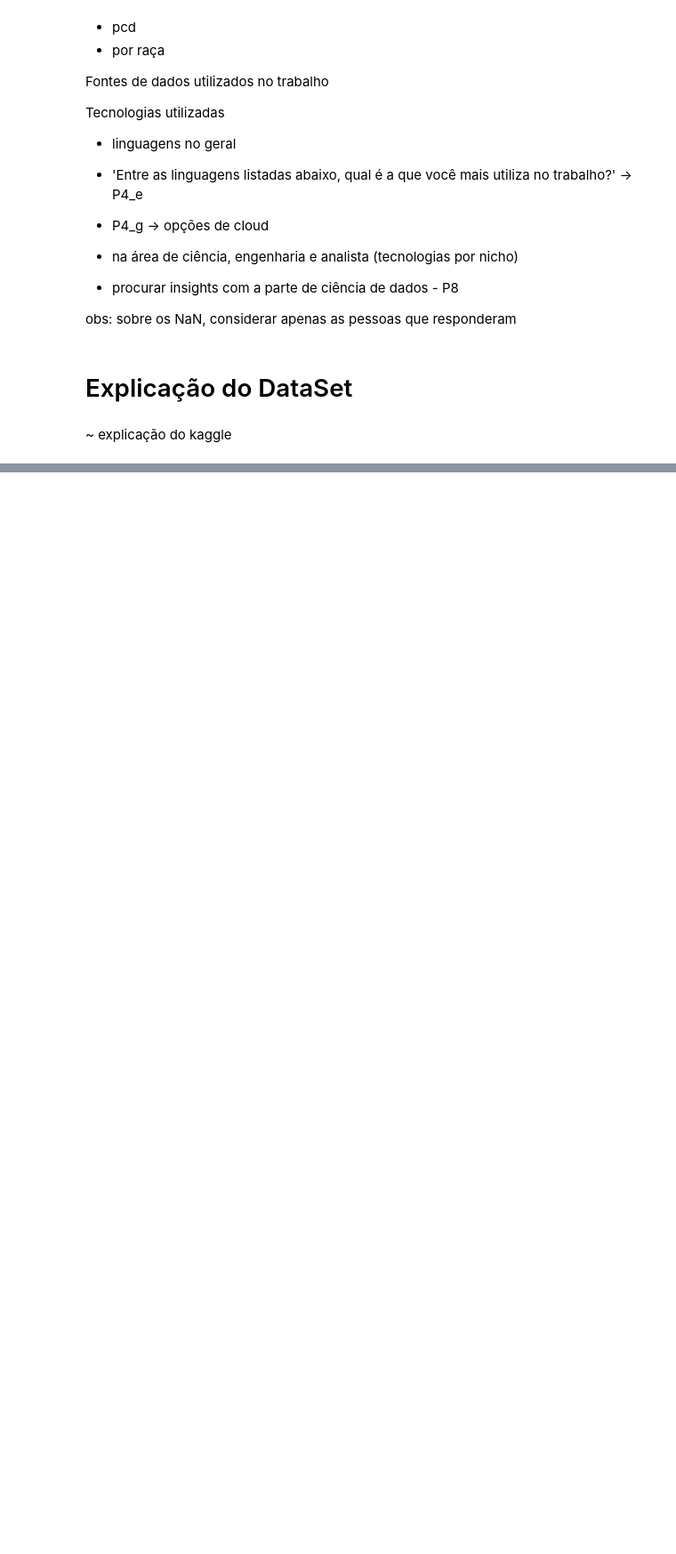
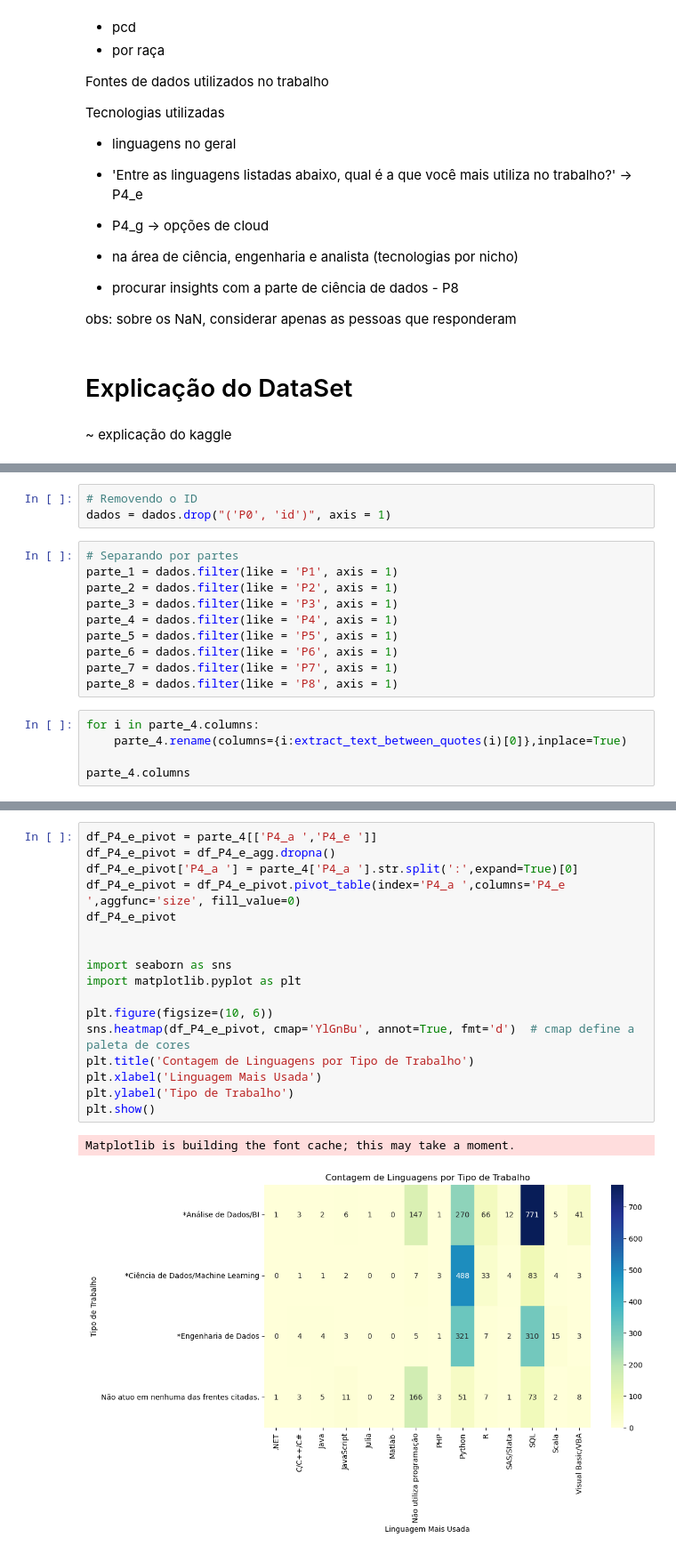
Before and after one commit to dallaqua/Trabalho_Santander_Coders_TPI, a Jupyter notebook: analise_mercado_dados_2022.ipynb, the cells around one changed output, grey strips where cells are left out. Shown at 89% size. Cells and saved outputs as stored; diff of their text form; blank space fills up the shorter version.

```diff
--- a/analise_mercado_dados_2022.ipynb
+++ b/analise_mercado_dados_2022.ipynb
@@ -76,0 +73,18 @@ obs: sobre os NaN, considerar apenas as pessoas que responderam
+# %%
+# Removendo o ID
+dados = dados.drop("('P0', 'id')", axis = 1)
+# %%
+# Separando por partes
+parte_1 = dados.filter(like = 'P1', axis = 1)
+parte_2 = dados.filter(like = 'P2', axis = 1)
+parte_3 = dados.filter(like = 'P3', axis = 1)
+parte_4 = dados.filter(like = 'P4', axis = 1)
+parte_5 = dados.filter(like = 'P5', axis = 1)
+parte_6 = dados.filter(like = 'P6', axis = 1)
+parte_7 = dados.filter(like = 'P7', axis = 1)
+parte_8 = dados.filter(like = 'P8', axis = 1)
+# %%
+for i in parte_4.columns:
+    parte_4.rename(columns={i:extract_text_between_quotes(i)[0]},inplace=True)
+
+parte_4.columns
@@ -76,0 +140,20 @@ obs: sobre os NaN, considerar apenas as pessoas que responderam
+# %%
+df_P4_e_pivot = parte_4[['P4_a ','P4_e ']]
+df_P4_e_pivot = df_P4_e_agg.dropna()
+df_P4_e_pivot['P4_a '] = parte_4['P4_a '].str.split(':',expand=True)[0]
+df_P4_e_pivot = df_P4_e_pivot.pivot_table(index='P4_a ',columns='P4_e ',aggfunc='size', fill_value=0)
+df_P4_e_pivot
+
+
+import seaborn as sns
+import matplotlib.pyplot as plt
+
+plt.figure(figsize=(10, 6))
+sns.heatmap(df_P4_e_pivot, cmap='YlGnBu', annot=True, fmt='d')  # cmap define a paleta de cores
+plt.title('Contagem de Linguagens por Tipo de Trabalho')
+plt.xlabel('Linguagem Mais Usada')
+plt.ylabel('Tipo de Trabalho')
+plt.show()
+# %% [output]
+Matplotlib is building the font cache; this may take a moment.
+[figure, added]
```
Also changed, not shown: parts of 10 cells of this notebook.
